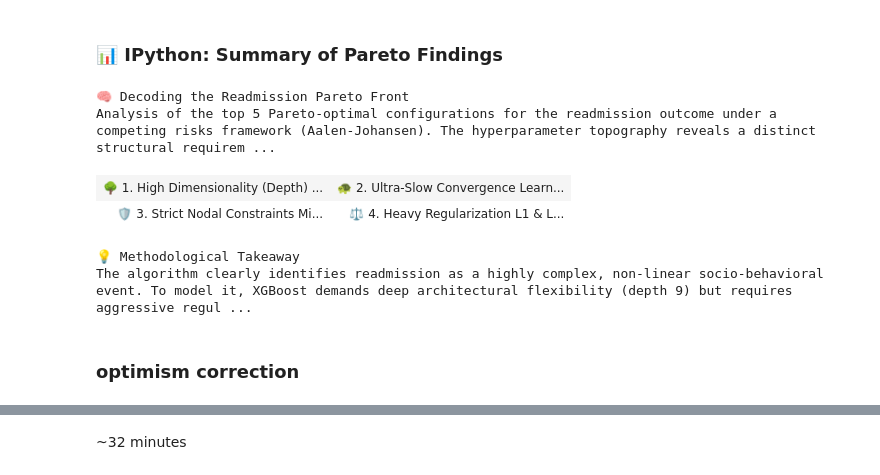
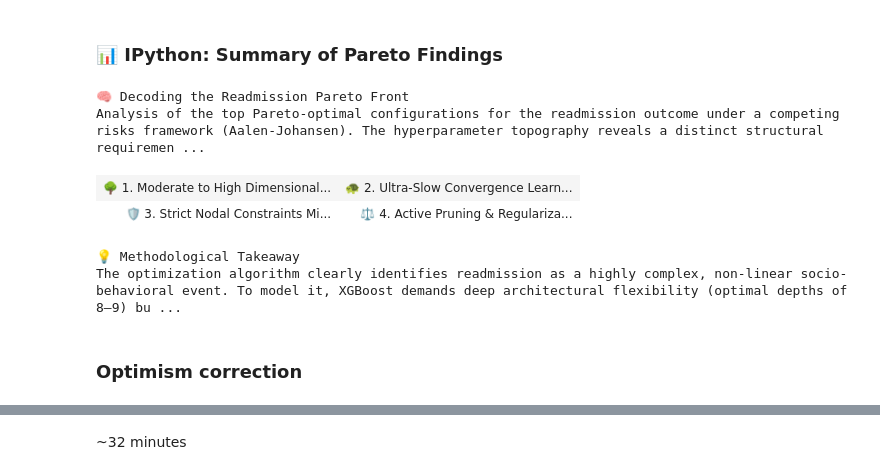
Before and after one commit to FONDECYTACC/cons2025, a Jupyter notebook: XGboost_readm_hyp_tun_feb26.ipynb, the cells around one changed output, grey strips where cells are left out. Cells and saved outputs as stored; diff of their text form; code cells hidden in the pictures.

```diff
--- a/XGboost_readm_hyp_tun_feb26.ipynb
+++ b/XGboost_readm_hyp_tun_feb26.ipynb
@@ -1496,19 +2725,0 @@ min_child_weight: 20.0
-# %%
-
-import pandas as pd
-from IPython.display import HTML, display
-
-# Reset options so Pandas doesn't force everything
-pd.set_option('display.max_rows', None)
-pd.set_option('display.max_columns', None)
-pd.set_option('display.width', None)
-pd.set_option('display.max_colwidth', None)
-
-# Convert DataFrame to HTML and wrap in a scrollable div
-html_table_opt2 = df_pareto.to_html()
-scroll_box_opt2 = f"""
-<div style="max-height:500px; max-width:1000px; overflow-y:auto; overflow-x:auto; border:1px solid #ccc;">
-{html_table_opt2}
-</div>
-"""
-display(HTML(scroll_box_opt2))
@@ -1529,62 +2758,62 @@ html_content = """
 
 <h2 style="color: #2c3e50; border-bottom: 2px solid #ecf0f1; padding-bottom: 5px;">🧠 Decoding the Readmission Pareto Front</h2>
 <p style="font-size: 15px;">
-Analysis of the top 5 Pareto-optimal configurations for the readmission outcome under a competing risks framework (Aalen-Johansen). The hyperparameter topography reveals a distinct structural requirement compared to the mortality endpoint.
+Analysis of the top Pareto-optimal configurations for the readmission outcome under a competing risks framework (Aalen-Johansen). The hyperparameter topography reveals a distinct structural requirement compared to the mortality endpoint.
 </p>
 
 <table style="width: 100%; border-collapse: collapse; margin-top: 20px;">
     <tr>
         <td style="width: 50%; vertical-align: top; padding-right: 15px;">
-            <h3 style="color: #2980b9;">🌳 1. High Dimensionality (Depth)</h3>
+            <h3 style="color: #2980b9;">🌳 1. Moderate to High Dimensionality (Depth)</h3>
             <p style="font-size: 14px;">
-                <b>Max Depth:</b> The Pareto front exclusively selects very deep trees (ranging from <code>7</code> to <code>9</code>). <br>
-                <i>Statistical Meaning:</i> Unlike mortality (which resolved at depth 3), readmission prediction relies heavily on high-order interactions. The model requires multiple conditional splits to identify at-risk subgroups.
+                <b>Max Depth:</b> The Pareto front spans moderate to deep trees (ranging from <code>4</code> to <code>9</code>), with the highest-performing candidates strongly favoring depths of <code>8</code> and <code>9</code>. <br><br>
+                <i>Statistical Meaning:</i> Readmission prediction relies heavily on high-order interactions. The model requires multiple conditional splits to accurately identify complex, at-risk patient subgroups.
             </p>
         </td>
         <td style="width: 50%; vertical-align: top; padding-left: 15px; border-left: 1px solid #eee;">
             <h3 style="color: #2980b9;">🐢 2. Ultra-Slow Convergence</h3>
             <p style="font-size: 14px;">
-                <b>Learning Rate:</b> Values are strictly below 0.01 (<code>0.001</code> to <code>0.009</code>).<br>
-                <i>Statistical Meaning:</i> Because the trees are deep, the risk of overfitting is severe. The algorithm compensates by making the contribution of each individual tree microscopic, forcing a slow, ensemble-driven consensus.
+                <b>Learning Rate:</b> Values are strictly below 0.01 (ranging from <code>0.002</code> to <code>0.006</code>).<br><br>
+                <i>Statistical Meaning:</i> Because the top trees are deep, the risk of overfitting is severe. The algorithm compensates by making the contribution of each individual tree microscopic, forcing a slow, ensemble-driven consensus.
             </p>
         </td>
     </tr>
     <tr>
         <td style="width: 50%; vertical-align: top; padding-right: 15px; padding-top: 15px;">
             <h3 style="color: #2980b9;">🛡️ 3. Strict Nodal Constraints</h3>
             <p style="font-size: 14px;">
-                <b>Min Child Weight:</b> Consistently high (<code>12</code> to <code>20</code>).<br>
-                <i>Statistical Meaning:</i> Acts as a direct counterbalance to the high tree depth. While the model is allowed to search for complex interactions, it is strictly forbidden from creating terminal nodes (leaves) that represent only a handful of patients, preserving generalizability.
+                <b>Min Child Weight:</b> Consistently high across the front (ranging from <code>9</code> to <code>30</code>).<br><br>
+                <i>Statistical Meaning:</i> Acts as a direct counterbalance to the tree depth. While the model is allowed to search for complex interactions, it is strictly forbidden from creating terminal nodes (leaves) that represent only a handful of patients, thereby preserving generalizability.
             </p>
         </td>
         <td style="width: 50%; vertical-align: top; padding-left: 15px; padding-top: 15px; border-left: 1px solid #eee;">
-            <h3 style="color: #2980b9;">⚖️ 4. Heavy Regularization</h3>
+            <h3 style="color: #2980b9;">⚖️ 4. Active Pruning & Regularization</h3>
             <p style="font-size: 14px;">
-                <b>L1 & L2 Penalties:</b> Substantial L2 (Ridge) penalties (up to <code>5.31</code> in the winning model).<br>
-                <i>Statistical Meaning:</i> Further controls the variance introduced by the depth of the trees, shrinking the leaf weights smoothly to prevent extreme hazard predictions.
+                <b>L2 & Gamma Penalties:</b> Substantial L2 (Ridge) penalties (up to <code>2.36</code>) and active Gamma pruning (<code>0.60</code> to <code>1.78</code>).<br><br>
+                <i>Statistical Meaning:</i> Further controls the variance introduced by tree depth. Gamma strictly prevents the tree from making splits that do not yield a significant drop in the loss function, while L2 shrinks leaf weights to prevent extreme hazard predictions.
             </p>
         </td>
     </tr>
 </table>
 
 <div style="background-color: #f8f9fa; border-left: 5px solid #2c3e50; padding: 15px; margin-top: 25px; border-radius: 0 5px 5px 0;">
     <h4 style="margin-top: 0; color: #2c3e50; font-size: 16px;">💡 Methodological Takeaway</h4>
     <p style="margin-bottom: 0; font-size: 15px;">
-        The algorithm clearly identifies readmission as a highly complex, non-linear socio-behavioral event. To model it, XGBoost demands deep architectural flexibility (depth 9) but requires aggressive regularization (low learning rate, high child weight, strong L2) to prevent the memorization of sample-specific noise. The resulting Multi-Horizon C-Index of ~0.649 reflects a moderate, realistic discriminative capacity for SUD treatment readmission.
+        The optimization algorithm clearly identifies readmission as a highly complex, non-linear socio-behavioral event. To model it, XGBoost demands deep architectural flexibility (optimal depths of 8–9) but requires aggressive structural constraints (low learning rate, high child weight, strong Gamma) to prevent the memorization of sample-specific noise. The resulting Multi-Horizon C-Index of <b>~0.647</b> and excellent cross-imputation stability (variance ~0.0002) reflect a robust, realistic discriminative capacity for SUD treatment readmission.
     </p>
 </div>
 
 </div>
 """
 
 display(HTML(html_content))
 # %% [output]
 🧠 Decoding the Readmission Pareto Front
-Analysis of the top 5 Pareto-optimal configurations for the readmission outcome under a competing risks framework (Aalen-Johansen). The hyperparameter topography reveals a distinct structural requirem ...
+Analysis of the top Pareto-optimal configurations for the readmission outcome under a competing risks framework (Aalen-Johansen). The hyperparameter topography reveals a distinct structural requiremen ...
-| 🌳 1. High Dimensionality (Depth) ... | 🐢 2. Ultra-Slow Convergence Learn... |
-| 🛡️ 3. Strict Nodal Constraints Mi... | ⚖️ 4. Heavy Regularization L1 & L... |
+| 🌳 1. Moderate to High Dimensional... | 🐢 2. Ultra-Slow Convergence Learn... |
+| 🛡️ 3. Strict Nodal Constraints Mi... | ⚖️ 4. Active Pruning & Regulariza... |
 💡 Methodological Takeaway
-The algorithm clearly identifies readmission as a highly complex, non-linear socio-behavioral event. To model it, XGBoost demands deep architectural flexibility (depth 9) but requires aggressive regul ...
+The optimization algorithm clearly identifies readmission as a highly complex, non-linear socio-behavioral event. To model it, XGBoost demands deep architectural flexibility (optimal depths of 8–9) bu ...
 # %% [markdown]
-### optimism correction
+### Optimism correction
 # %%
```
Also changed, not shown: parts of 66 cells of this notebook, 4 other files.
